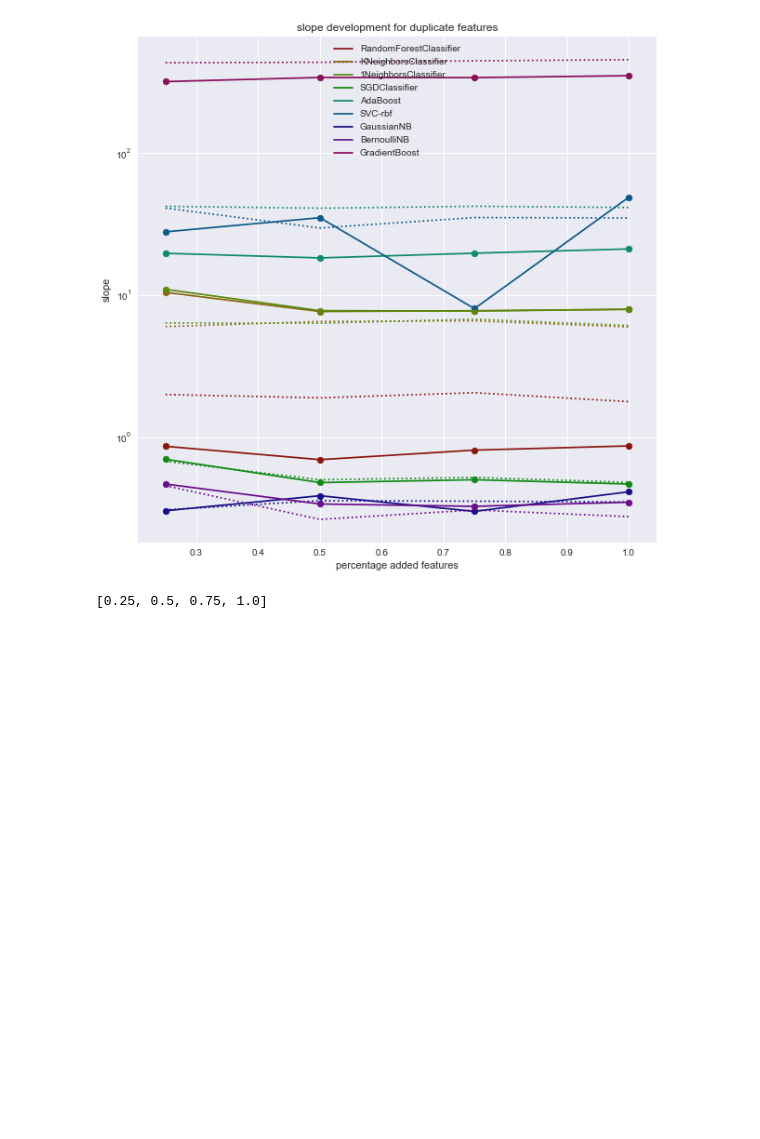
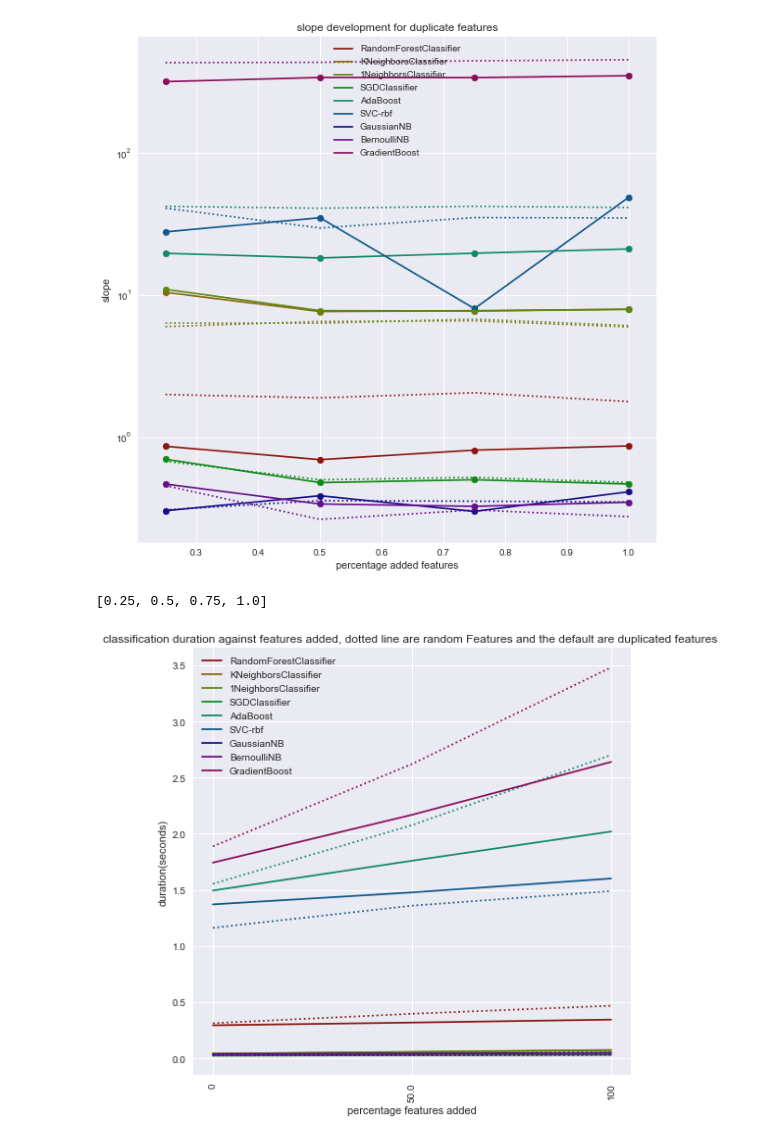
Before and after one commit to lieeuwos/Primitive_annotations, a Jupyter notebook: Duration,scalability.ipynb, the cells around one changed output. Cells and saved outputs as stored; diff of their text form; code cells hidden in the pictures; blank space fills up the shorter version.

```diff
--- a/Duration,scalability.ipynb
+++ b/Duration,scalability.ipynb
@@ -1256,7 +1256,81 @@ for i in didList:
     avg = avg +
 # %% [output]
 [0.25, 0.5, 0.75, 1.0]
-# %%
-amountList2 = []
-for i in amountList:
-    amountList2.append(i/100)
+# %%
+path = 'D:\\DropboxFolder\\Dropbox\\afstudeer\\results\\BiasVarianceSplited\\1NeighborsClassifier'
+# path = 'D:\\Dropbox\\Dropbox\\afstudeer\\results\\removedFeatures\\1NeighborsClassifier'
+# clfNames = [ 'RandomForestClassifier','KNeighborsClassifier', '1NeighborsClassifier', 'SGDClassifier', 'AdaBoost', 'GaussianNB', 'BernoulliNB']
+
+listA = []
+for (dirpath, dirnames, filenames) in os.walk(path):
+    for dirname in dirnames:
+        if float(dirname) > 2:
+            listA.append(int(dirname))
+# clfNames = ['RandomForestClassifier','KNeighborsClassifier', '1NeighborsClassifier', 'SGDClassifier', 'AdaBoost', 'SVC-rbf', 'GaussianNB', 'BernoulliNB']
+func = 'cvScoreFeatures5'
+func2 = 'cvScoreFeatures4'
+dur1 = []
+dur2 = []
+dur3 = []
+typ = 0
+didList = listA
+didList.remove(1022)
+didList.remove(1025)
+didList = [1068]
+amountList = [0.5,1]
+for i,x in enumerate(clfNames):
+    dur1.append([])
+    dur2.append([])
+    dur3.append([])
+    for j,x in enumerate(amountList):
+        dur1[i].append(0)
+        dur2[i].append(0)
+        dur3[i].append(0)
+    dur2[i].append(0)
+    dur3[i].append(0)
+for did in didList:
+    for cs,clfName in enumerate(clfNames):
+        for i,amount in enumerate(amountList):
+            if not checkForExist(func,clfName,did,round(amount*(readDict(did)['NumberOfFeatures']-1))) and checkForExist(func2,clfName,did,round(amount*(readDict(did)['NumberOfFeatures']-1))):
+                print(func,clfName,amount,did)
+            if not checkForExist(func2,clfName,did,round(amount*(readDict(did)['NumberOfFeatures']-1))) and checkForExist(func2,clfName,did,round(amount*(readDict(did)['NumberOfFeatures']-1))):
+                print(func2,clfName,amount,did)
+            dur1[cs][i] = dur1[cs][i] + read_duration(func,clfName,did,round(amount*(readDict(did)['NumberOfFeatures']-1)))[typ]/len(didList)
+            dur2[cs][i+1] = dur2[cs][i+1] + read_duration(func,clfName,did,round(amount*(readDict(did)['NumberOfFeatures']-1)))[typ+2]/len(didList)
+            dur2[cs][0] = dur2[cs][0] + read_duration(func,clfName,did,round(amount*(readDict(did)['NumberOfFeatures']-1)))[typ]/(len(didList)*len(amountList))
+            dur3[cs][i+1] = dur3[cs][i+1] + read_duration(func2,clfName,did,round(amount*(readDict(did)['NumberOfFeatures']-1)))[typ+2]/len(didList)
+            dur3[cs][0] = dur3[cs][0] + read_duration(func2,clfName,did,round(amount*(readDict(did)['NumberOfFeatures']-1)))[typ]/(len(didList)*len(amountList))
+            dur1[cs][i] = dur1[cs][i] + read_duration(func,clfName,did,round(amount*(readDict(did)['NumberOfFeatures']-1)))[typ+1]/len(didList)
+            dur2[cs][i+1] = dur2[cs][i+1] + read_duration(func,clfName,did,round(amount*(readDict(did)['NumberOfFeatures']-1)))[typ+3]/len(didList)
+            dur2[cs][0] = dur2[cs][0] + read_duration(func,clfName,did,round(amount*(readDict(did)['NumberOfFeatures']-1)))[typ+1]/(len(didList)*len(amountList))
+            dur3[cs][i+1] = dur3[cs][i+1] + read_duration(func2,clfName,did,round(amount*(readDict(did)['NumberOfFeatures']-1)))[typ+3]/len(didList)
+            dur3[cs][0] = dur3[cs][0] + read_duration(func2,clfName,did,round(amount*(readDict(did)['NumberOfFeatures']-1)))[typ+1]/(len(didList)*len(amountList))
+
+
+cl = sns.hls_palette(len(dur2), l=.3, s=.8)
+fig, ax = plt.subplots()
+for i,x in enumerate(amountList):
+    amountList[i] = x*100
+amountList2 = copy(amountList)
+amountList.insert(0,0)
+x_axis = amountList
+for i in range(0,len(dur2)):
+#     _= ax.scatter(x_axis,dur1[i], label = clfNames[i],color = cl[i] )
+    _= ax.plot(x_axis,dur2[i], color = cl[i],label = clfNames[i] )
+    _= ax.plot(x_axis,dur3[i], color = cl[i],ls = ':' )
+_=plt.xticks(x_axis,amountList ,rotation='vertical')
+_=plt.title('classification duration against features added, dotted line are random Features and the default are duplicated features ')
+_=plt.ylabel('duration(seconds)')
+if func == 'cvScoreFeatures3'or func == 'cvScoreFeatures4' or func == 'cvScoreFeatures5':
+    _=plt.xlabel('percentage features added')
+elif func == 'cvScoreFeatures1':
+    _=plt.xlabel('features removed')
+#_=plt.yscale("log", nonposy='clip')
+fig.set_figheight(8)
+fig.set_figwidth(8)
+# ax.set_yscale("log", nonposy='clip')
+# ax.set_xscale("log", nonposy='clip')
+_=plt.legend()
+_=plt.show()
+# %% [output]
+[figure, added]
```
Also changed, not shown: parts of 3 cells of this notebook, 2 other files.
